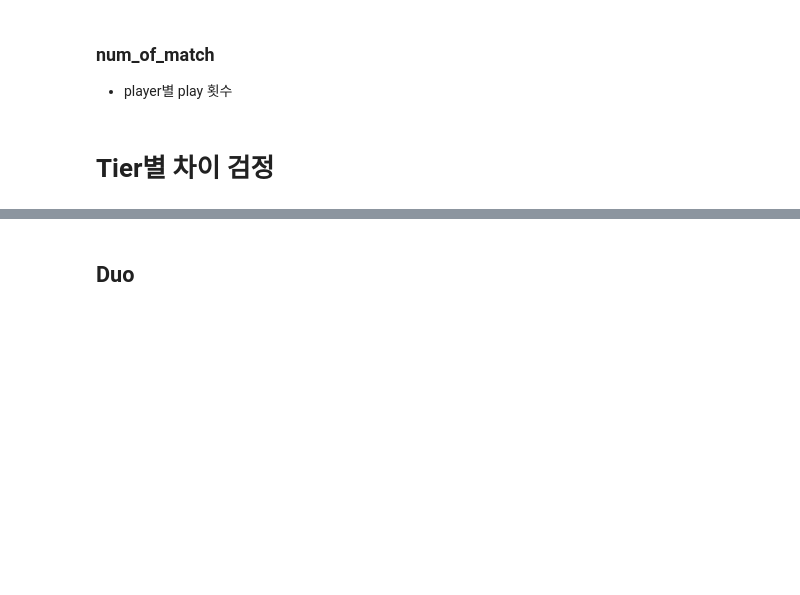
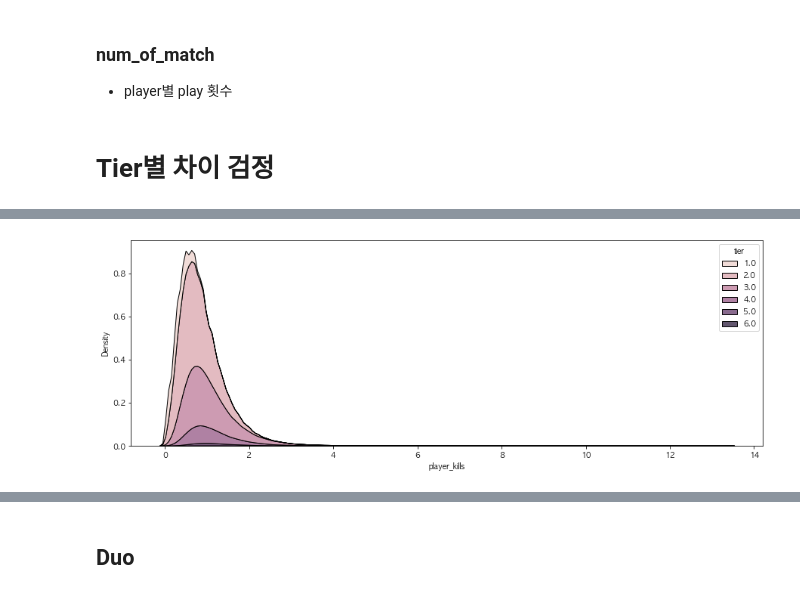
Before and after one commit to Kyean91/PROJECT_PARTYQUEST, a Jupyter notebook: preprocessing_code.ipynb, the cells around one changed output, grey strips where cells are left out. Saved outputs shown, nothing was run; the diff lists cells and outputs as text; code cells hidden in the pictures; blank space fills up the shorter version.

Commit message:
modified tier diff testingcodes

```diff
--- a/preprocessing_code.ipynb
+++ b/preprocessing_code.ipynb
@@ -795,0 +865,2 @@ class CheckingTierDiff():
+# %%
+solo = tier_diff[0]
@@ -795,0 +944,5 @@ class CheckingTierDiff():
+# %%
+plt.figure(figsize=(15, 5))
+_ = sns.kdeplot(data=solo, x='player_kills', hue='tier', multiple='stack')
+# %% [output]
+[figure, added]
```
Also changed, not shown: parts of 315 cells of this notebook.
